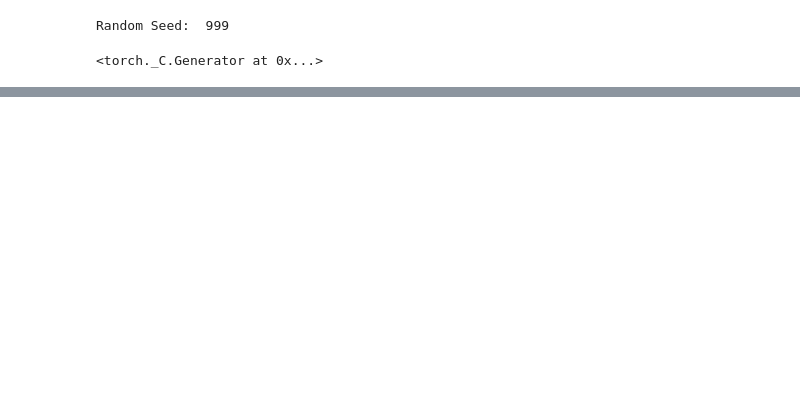
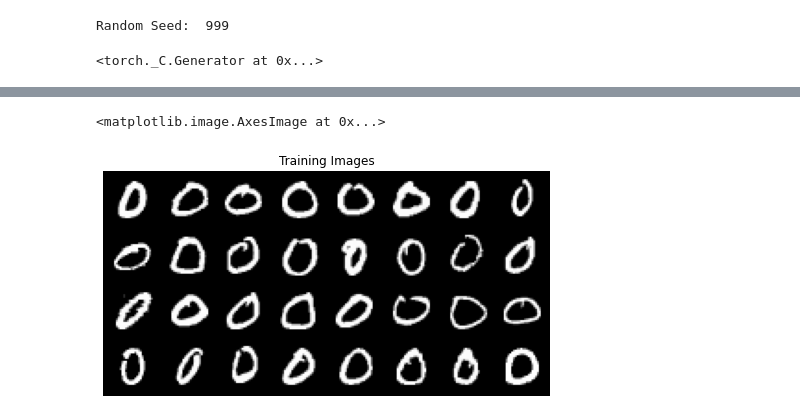
Before and after one commit to hippolyte456/GenerativeNN, a Jupyter notebook: digitGAN.ipynb, the cells around one changed output, grey strips where cells are left out. Cells and saved outputs as stored; diff of their text form; code cells hidden in the pictures; blank space fills up the shorter version.

```diff
--- a/digitGAN.ipynb
+++ b/digitGAN.ipynb
@@ -374,0 +427,19 @@ for epoch in range(num_epochs):
+# %%
+batch_size = 32
+nz = 20
+# %%
+data = pd.read_csv(dataroot + 'train.csv')
+data_test = pd.read_csv(dataroot + 'test.csv')
+#on garde les lignes de data où la colonne label est 0
+data = data[data['label'] == 0]
+data_train, data_val = train_test_split(data ,test_size=0.1, random_state=10, shuffle=True)
+# %%
+#on crée une classe enfant de la classe Dataset de torch, qui permet de convertir en tenseur
+Tdata_train = MNISTDataset(data_train, transform= transform)
+Tdata_val = MNISTDataset(data_val,  transform= transform)
+Tdata_test = MNISTDataset(data_test, transform= transform, is_test=True)
+
+#mise en forme de batches des données (DataLoader)
+torch.manual_seed(1)
+DL_train = DataLoader(Tdata_train,batch_size,shuffle=True)
+DL_val = DataLoader(Tdata_val,batch_size,shuffle=True)
@@ -374,0 +452,10 @@ for epoch in range(num_epochs):
+# %%
+# Plot some training images
+real_batch = next(iter(dataloader))
+plt.figure(figsize=(8,8))
+plt.axis("off")
+plt.title("Training Images")
+plt.imshow(np.transpose(vutils.make_grid(real_batch[0].to(device)[:64], padding=2, normalize=True).cpu(),(1,2,0)))
+# %% [output]
+<matplotlib.image.AxesImage at 0x...>
+[figure, added]
```
Also changed, not shown: parts of 37 cells of this notebook, 10 other files.
